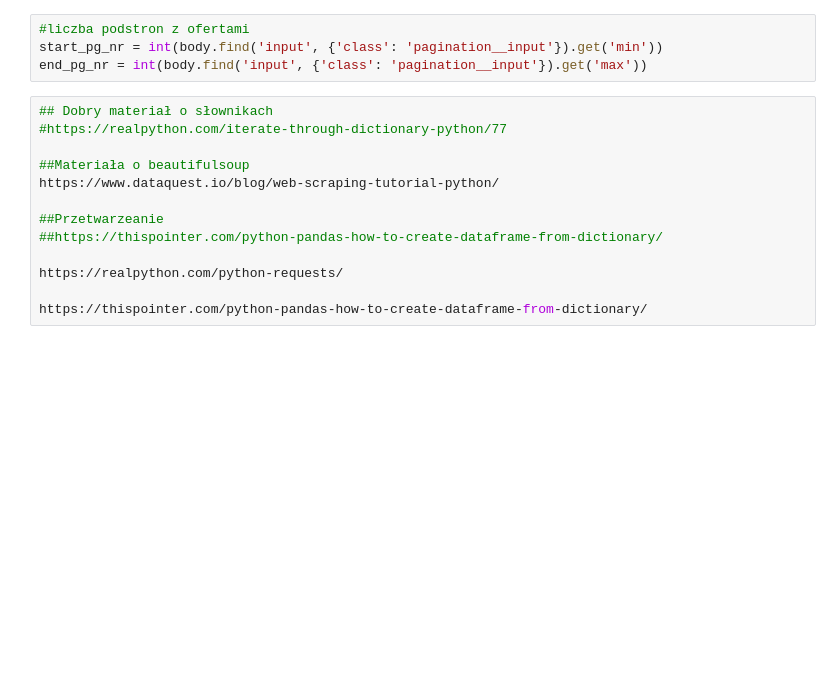
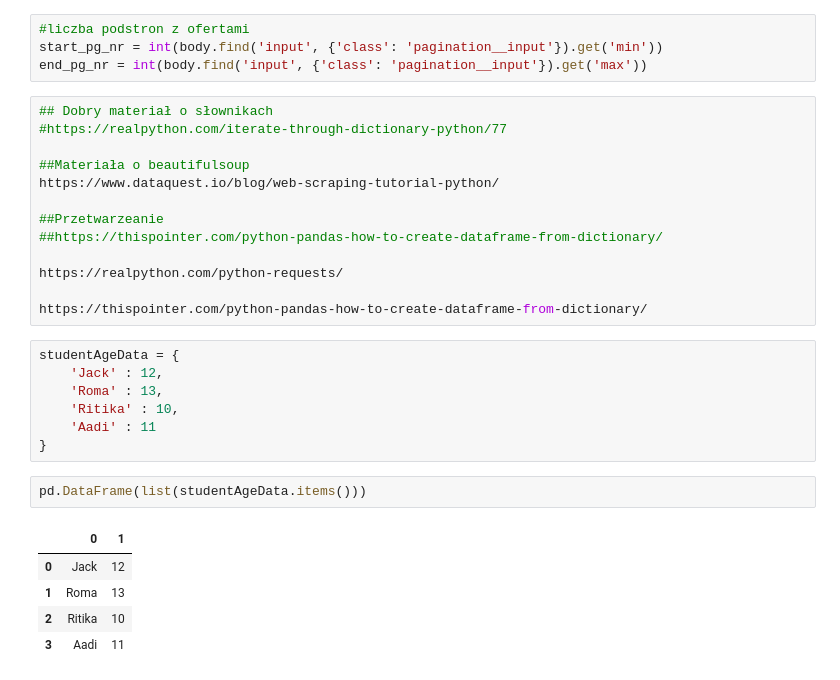
Before and after one commit to hiker007/Data_Scrapping, a Jupyter notebook: Scrapping/Scrapping_20191022.ipynb, the cells around one changed output. Saved outputs shown, nothing was run; the diff lists cells and outputs as text; blank space fills up the shorter version.

```diff
--- a/Scrapping/Scrapping_20191022.ipynb
+++ b/Scrapping/Scrapping_20191022.ipynb
@@ -91,3 +139,18 @@ https://www.dataquest.io/blog/web-scraping-tutorial-python/
 https://realpython.com/python-requests/
 
 https://thispointer.com/python-pandas-how-to-create-dataframe-from-dictionary/
+# %%
+studentAgeData = {
+    'Jack' : 12,
+    'Roma' : 13,
+    'Ritika' : 10,
+    'Aadi' : 11
+}
+# %%
+pd.DataFrame(list(studentAgeData.items()))
+# %% [output]
+|  | 0 | 1 |
+| 0 | Jack | 12 |
+| 1 | Roma | 13 |
+| 2 | Ritika | 10 |
+| 3 | Aadi | 11 |
```
Also changed, not shown: parts of 17 cells of this notebook.
